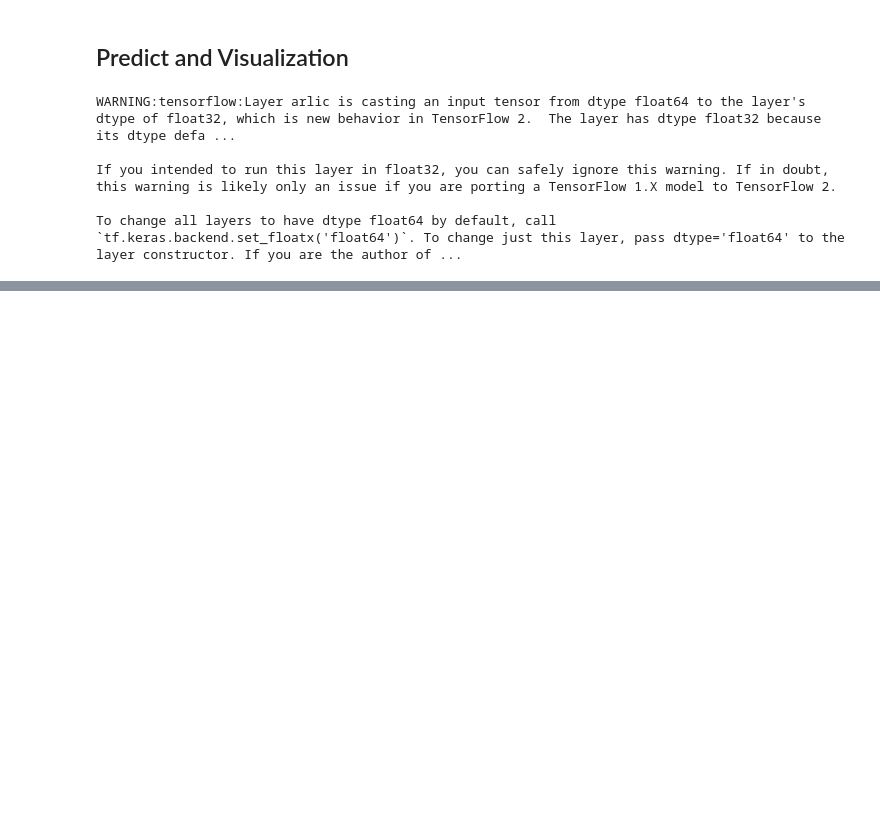
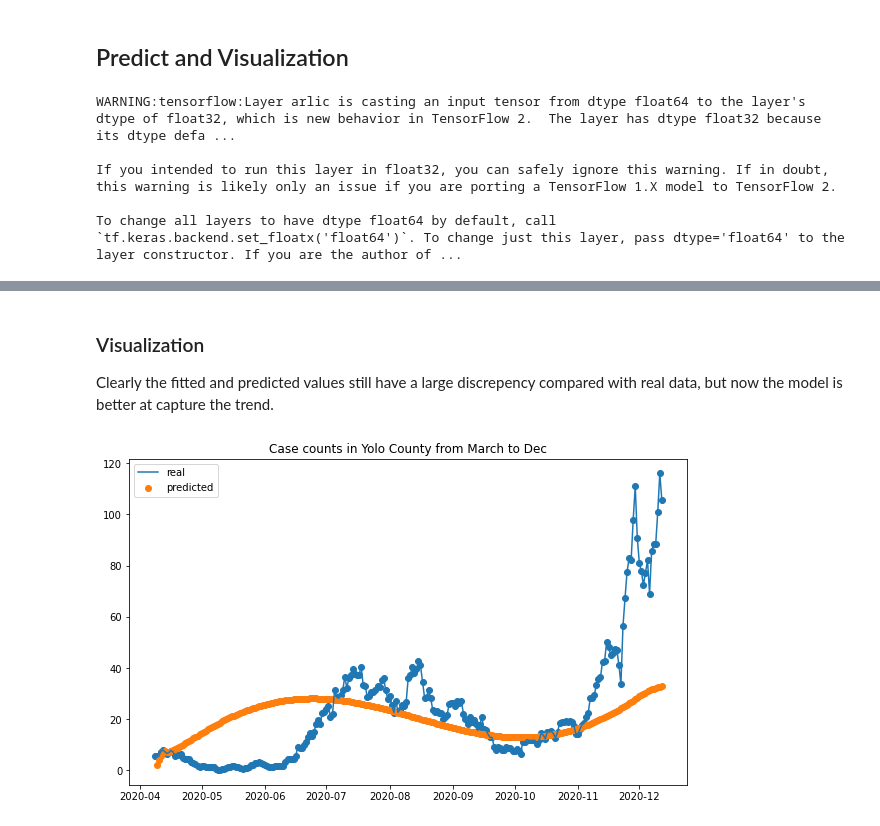
Before and after one commit to hdt-modeling/hdt-forecast, a Jupyter notebook: examples/Using ARLIC.ipynb, the cells around one changed output, grey strips where cells are left out. Saved outputs shown, nothing was run; the diff lists cells and outputs as text; code cells hidden in the pictures; blank space fills up the shorter version.

```diff
--- a/examples/Using ARLIC.ipynb
+++ b/examples/Using ARLIC.ipynb
@@ -73,0 +64,4 @@ test = data[data['time'] > 208]
+# %%
+imputed_data = imputation.impute_with_scipy(data, 'cubic')
+data = data.dropna(how='any')
+imputed_data = imputed_data.dropna(how='any')
@@ -173,0 +178,4 @@ plt.show()
+# %%
+imputed_data = imputed_data.sort_values(by='time')
+train = imputed_data[imputed_data['time'] <= 275] #275 corresponds to Nov 30th, there are 237 entries
+test = imputed_data[imputed_data['time'] > 275] #12 entries
@@ -173,0 +221,10 @@ plt.show()
+# %%
+args = {
+    "x":li,
+    "y":cases,
+    "epochs":5000,
+    "verbose":0,
+    "callbacks":callbacks
+}
+model.fit(args)
+model.load_weights(model_path).expect_partial()
@@ -173,0 +244,15 @@ plt.show()
+# %%
+li = tf.pad(li, paddings=[[0,0],[model.p-1,0],[0,0]])
+It = model(li)
+It = tf.clip_by_value(It, clip_value_min=0, clip_value_max=float('inf'))
+It = tf.pad(It, paddings=[[0,0],[model.delay_dist.shape[0]-1,0],[0,0]])
+
+n = data.time.max() - train.time.max() # how many days to predict
+pred = model.forecast(li, n)
+pred = tf.reshape(pred, shape=(1,-1,1))
+It = tf.concat([It, pred], axis=1)
+It = tf.clip_by_value(It, clip_value_min=0, clip_value_max=float('inf'))
+
+prediction = Delay.conv(It, delay_dist)
+
+prediction = tf.reshape(prediction, shape=-1)[:-1].numpy()
@@ -174,2 +265,17 @@ plt.show()
+# %% [markdown]
+### Visualization
+
+Clearly the fitted and predicted values still have a large discrepency compared with real data, but now the model is better at capture the trend.
+# %%
+plt.figure(figsize=(10, 6))
+plt.plot(imputed_data['date'], imputed_data['case_value'].values, label='real')
+plt.scatter(imputed_data['date'], imputed_data['case_value'].values)
+plt.scatter(imputed_data['date'][1:], prediction, label='predicted')
+plt.title('Case counts in Yolo County from March to Dec')
+#plt.vlines(x=208.5, ymin=0, ymax=100, colors='black')
+plt.legend()
+plt.show()
+# %% [output]
+[figure, added]
 # %% [markdown]
 ## Similar procedure for EI Paso
```
Also changed, not shown: parts of 21 cells of this notebook.
